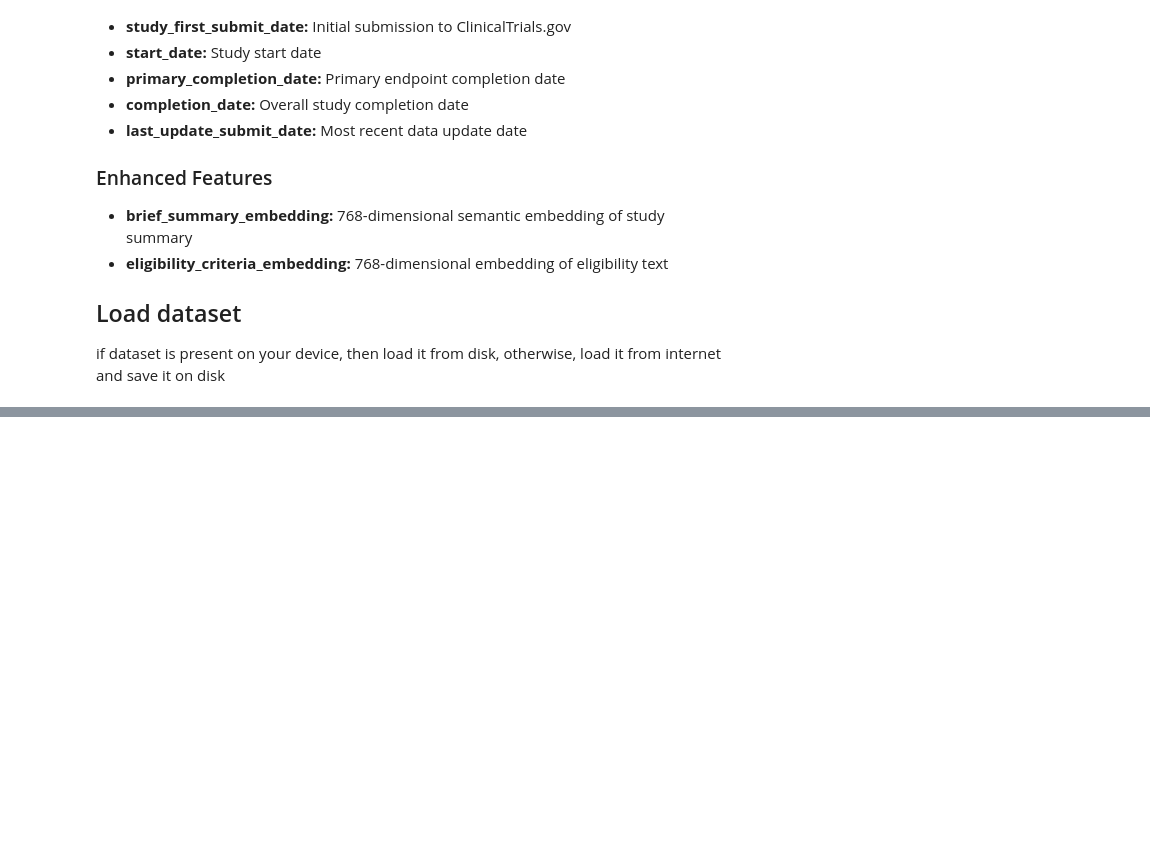
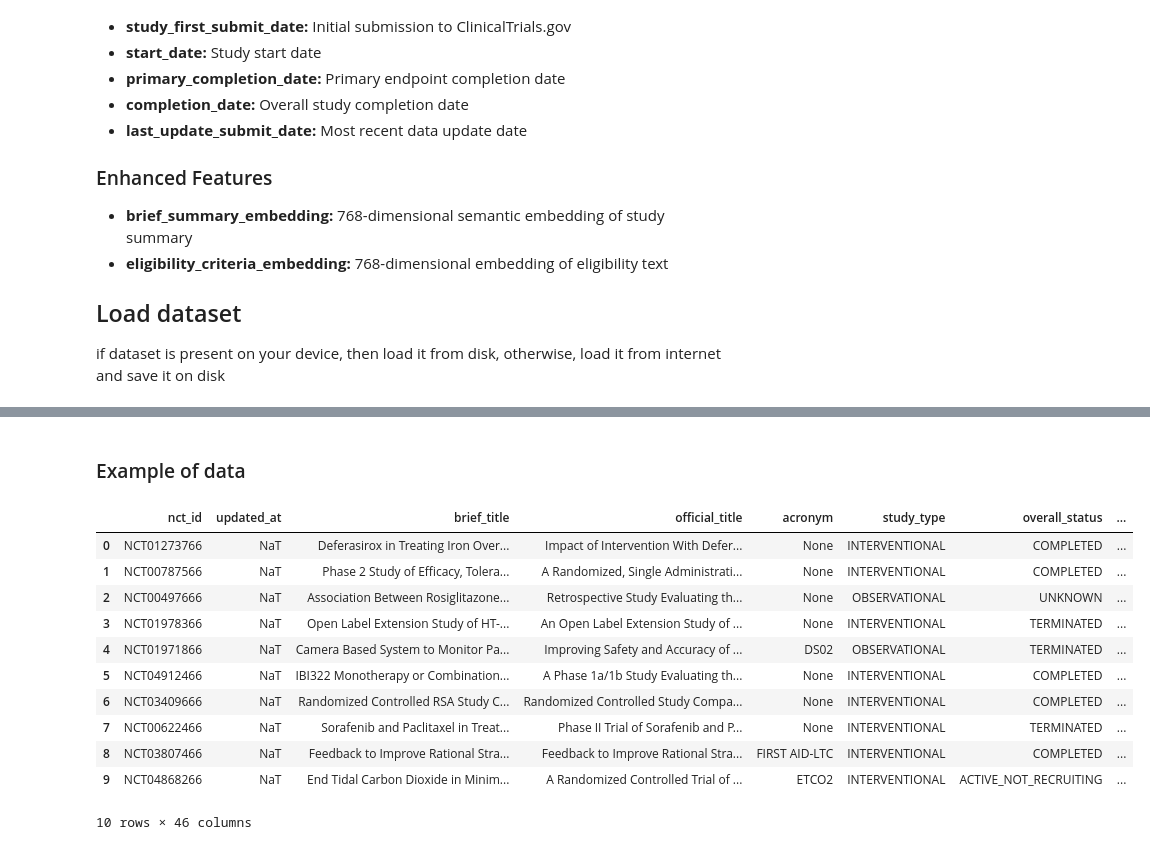
Before and after one commit to Kornimate/medical-topic-modeling, a Jupyter notebook: main.ipynb, the cells around one changed output, grey strips where cells are left out. Cells and saved outputs as stored; diff of their text form; code cells hidden in the pictures; blank space fills up the shorter version.

```diff
--- a/main.ipynb
+++ b/main.ipynb
@@ -61,7 +63,7 @@ Login successful
 ## Load dataset
 if dataset is present on your device, then load it from disk, otherwise, load it from internet and save it on disk
 # %%
-path_to_ds = "./clinical-dataset" # your path to the dataset
+path_to_ds = "clinical-dataset" # your path to the dataset
 
 print(f"Path is set to: \"{path_to_ds}\"")
 # %% [output]
@@ -83,0 +110,23 @@ Features: {'nct_id': Value('string'), 'updated_at': Value('timestamp[us]'), 'bri
+# %% [markdown]
+### Example of data
+# %%
+sample = dataset["train"].select(range(10)).to_pandas()
+
+sample
+
+# sample[["brief_title", "brief_summary", "detailed_description", "eligibility_criteria", "keywords"]] # Free text
+# sample[["mesh_terms", "condition_browse_module", "intervention_browse_module"]] # Structured text
+# sample[["conditions", "interventions"]] # Validation data
+# %% [output]
+|  | nct_id | updated_at | brief_title | official_title | acronym | study_type | overall_status | ... |
+| 0 | NCT01273766 | NaT | Deferasirox in Treating Iron Over... | Impact of Intervention With Defer... | None | INTERVENTIONAL | COMPLETED | ... |
+| 1 | NCT00787566 | NaT | Phase 2 Study of Efficacy, Tolera... | A Randomized, Single Administrati... | None | INTERVENTIONAL | COMPLETED | ... |
+| 2 | NCT00497666 | NaT | Association Between Rosiglitazone... | Retrospective Study Evaluating th... | None | OBSERVATIONAL | UNKNOWN | ... |
+| 3 | NCT01978366 | NaT | Open Label Extension Study of HT-... | An Open Label Extension Study of ... | None | INTERVENTIONAL | TERMINATED | ... |
+| 4 | NCT01971866 | NaT | Camera Based System to Monitor Pa... | Improving Safety and Accuracy of ... | DS02 | OBSERVATIONAL | TERMINATED | ... |
+| 5 | NCT04912466 | NaT | IBI322 Monotherapy or Combination... | A Phase 1a/1b Study Evaluating th... | None | INTERVENTIONAL | COMPLETED | ... |
+| 6 | NCT03409666 | NaT | Randomized Controlled RSA Study C... | Randomized Controlled Study Compa... | None | INTERVENTIONAL | COMPLETED | ... |
+| 7 | NCT00622466 | NaT | Sorafenib and Paclitaxel in Treat... | Phase II Trial of Sorafenib and P... | None | INTERVENTIONAL | TERMINATED | ... |
+| 8 | NCT03807466 | NaT | Feedback to Improve Rational Stra... | Feedback to Improve Rational Stra... | FIRST AID-LTC | INTERVENTIONAL | COMPLETED | ... |
+| 9 | NCT04868266 | NaT | End Tidal Carbon Dioxide in Minim... | A Randomized Controlled Trial of ... | ETCO2 | INTERVENTIONAL | ACTIVE_NOT_RECRUITING | ... |
+10 rows × 46 columns
```
Also changed, not shown: parts of 10 cells of this notebook, 1 other file.
